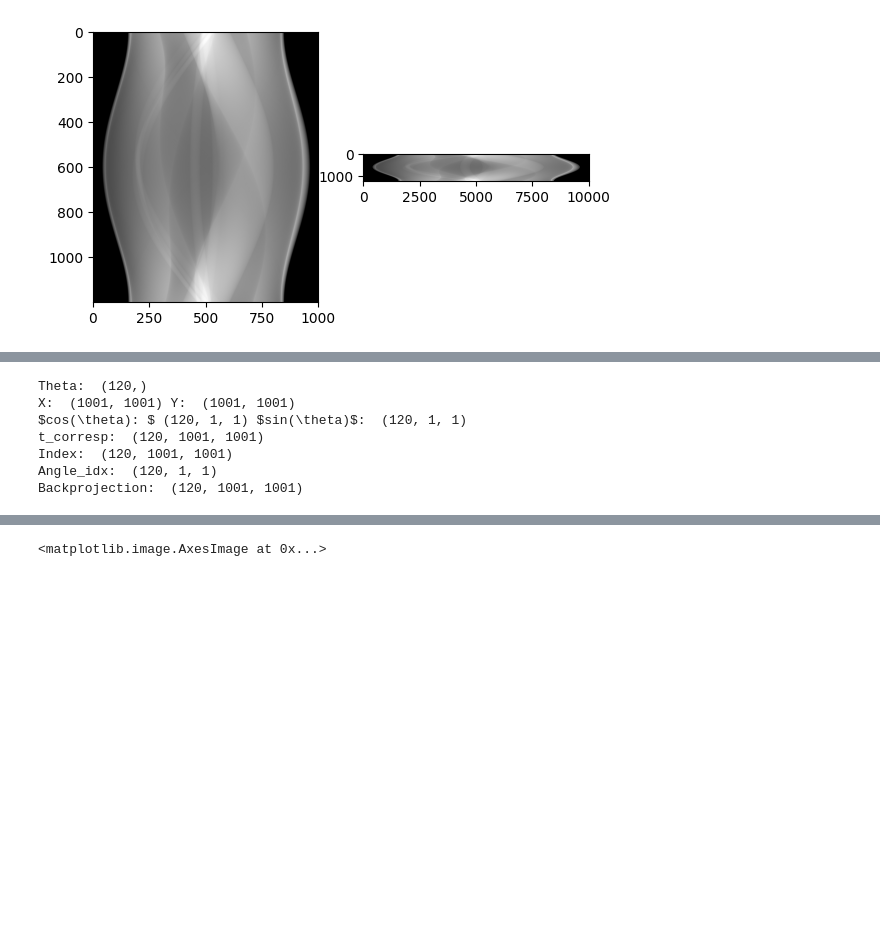
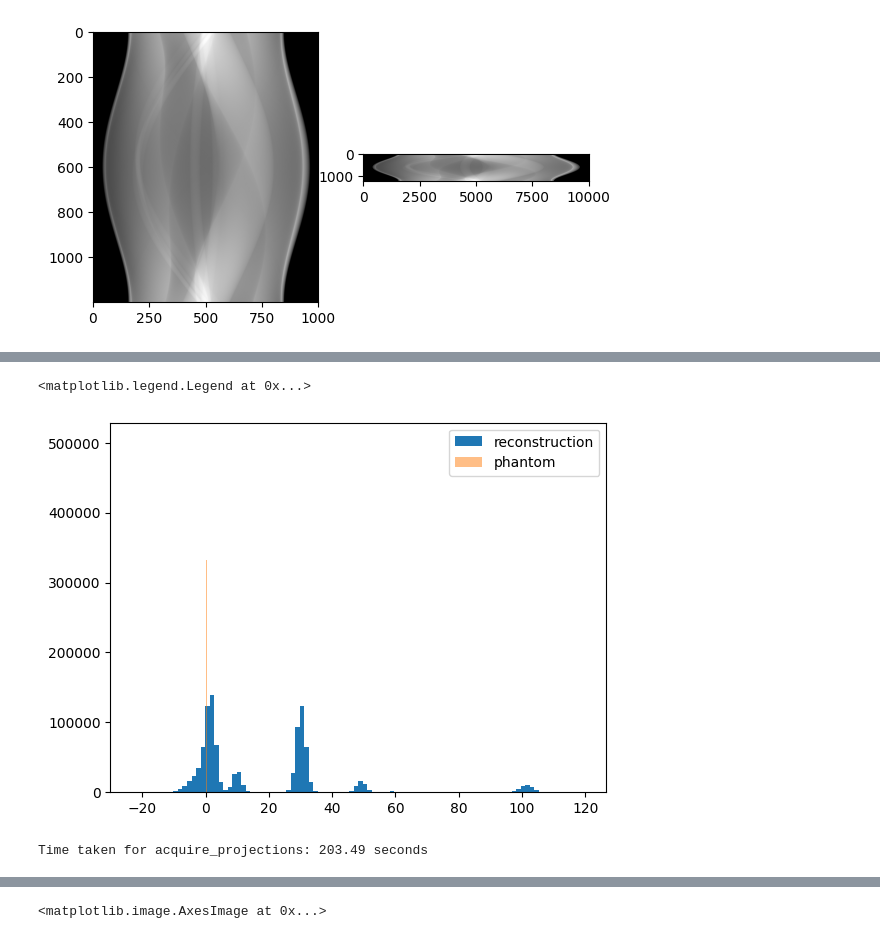
Before and after one commit to PauAltur/CT_recon, a Jupyter notebook: test_nb.ipynb, the cells around one changed output, grey strips where cells are left out. Saved outputs shown, nothing was run; the diff lists cells and outputs as text; code cells hidden in the pictures; blank space fills up the shorter version.

```diff
--- a/test_nb.ipynb
+++ b/test_nb.ipynb
@@ -231,9 +224,29 @@ recon = backproject(Q_theta_interp, N, t_new, tau)
 # %%
+plt.hist(recon.flatten(), label="reconstruction", bins=100)
+plt.hist(phantom.flatten(), label="phantom", bins=100, alpha=0.5)
+plt.legend()
 # %% [output]
-Theta:  (120,)
-X:  (1001, 1001) Y:  (1001, 1001)
-$cos(\theta): $ (120, 1, 1) $sin(\theta)$:  (120, 1, 1)
-t_corresp:  (120, 1001, 1001)
-Index:  (120, 1001, 1001)
-Angle_idx:  (120, 1, 1)
-Backprojection:  (120, 1001, 1001)
+<matplotlib.legend.Legend at 0x...>
+[figure, added]
+# %%
+import numpy as np
+import matplotlib.pyplot as plt
+from shepp_logan import shepp_logan
+from project import acquire_projections, acquire_projections_vectorised
+from time import time
+from reconstruct import filter_projections, interpolate_projections, backproject, DiscreteWindowedRampFilter
+
+N = 1001
+K = [1,10,100,1000]
+tau = 0.1
+factor = 10
+
+phantom = shepp_logan(N)
+
+start = time()
+P_theta = acquire_projections(phantom, n_projections=1000, axis="x")
+end = time()
+
+print(f"Time taken for acquire_projections: {end - start:.2f} seconds")
+# %% [output]
+Time taken for acquire_projections: 203.49 seconds
```
Also changed, not shown: parts of 15 cells of this notebook, 3 other files.
